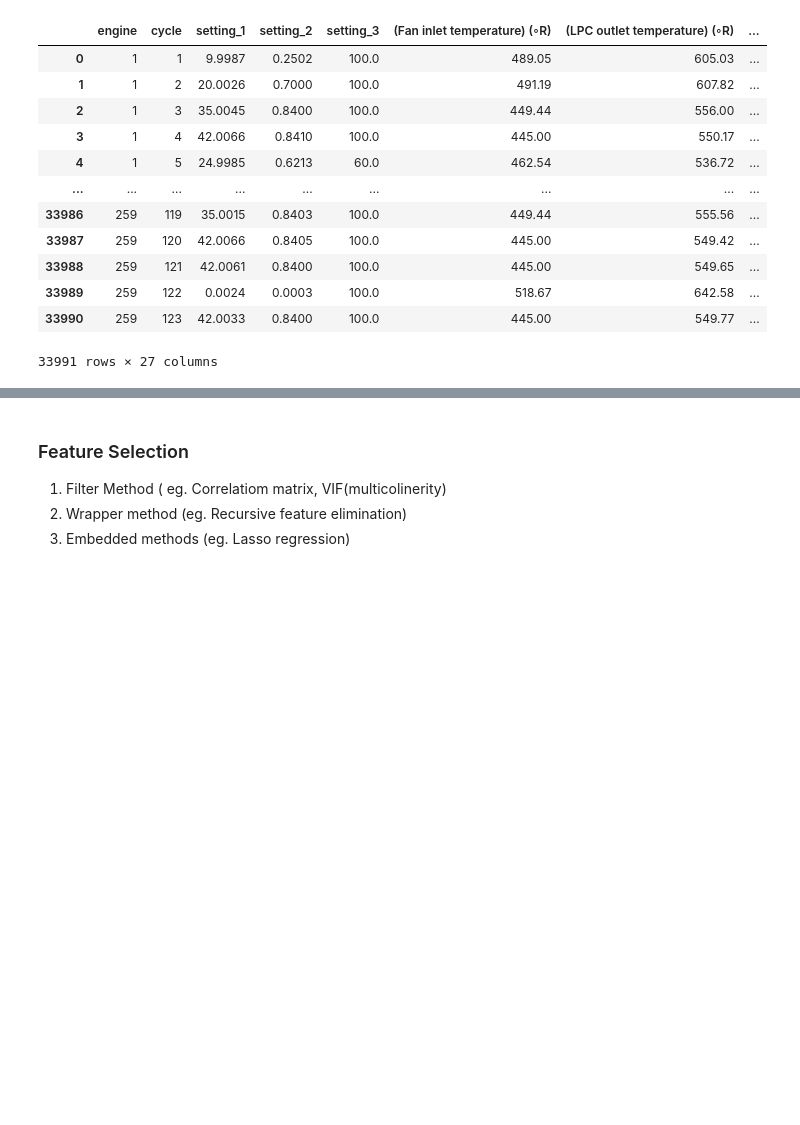
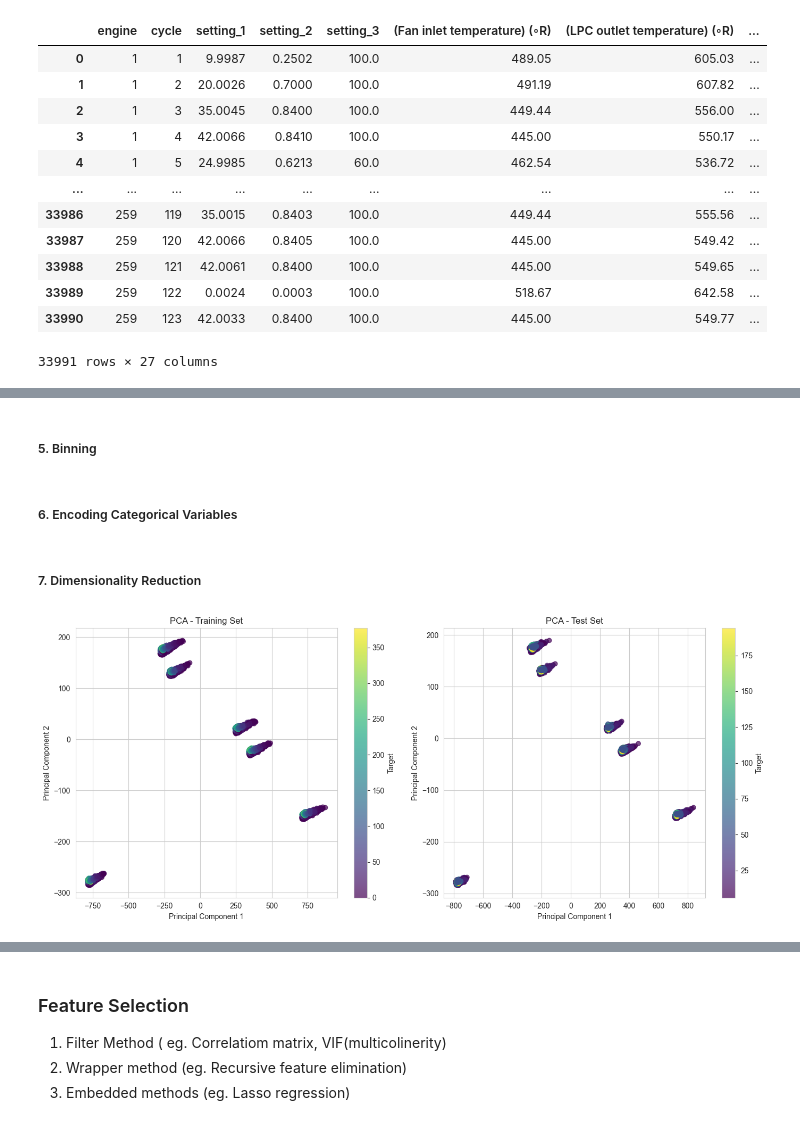
Before and after one commit to ash-sha/Predictive_maintenance, a Jupyter notebook: notebooks/Preprocessing.ipynb, the cells around one changed output, grey strips where cells are left out. Saved outputs shown, nothing was run; the diff lists cells and outputs as text; code cells hidden in the pictures; blank space fills up the shorter version.

```diff
--- a/notebooks/Preprocessing.ipynb
+++ b/notebooks/Preprocessing.ipynb
@@ -524,0 +553,2 @@ y_test = df_test['RUL']
+# %% [markdown]
+##### 5. Binning
@@ -524,0 +564,2 @@ y_test = df_test['RUL']
+# %% [markdown]
+##### 6. Encoding Categorical Variables
@@ -524,0 +578,33 @@ y_test = df_test['RUL']
+# %% [markdown]
+##### 7. Dimensionality Reduction
+# %%
+pca = PCA(n_components=5)
+X_train_pca = pca.fit_transform(X_train)
+X_test_pca = pca.transform(X_test)
+
+# Convert to DataFrame for easier handling
+X_train_pca = pd.DataFrame(X_train_pca, columns=[f'PC{i+1}' for i in range(X_train_pca.shape[1])])
+X_test_pca = pd.DataFrame(X_test_pca, columns=[f'PC{i+1}' for i in range(X_test_pca.shape[1])])
+
+# Plotting the first two principal components for the training set
+plt.figure(figsize=(14, 6))
+
+plt.subplot(1, 2, 1)
+plt.scatter(X_train_pca['PC1'], X_train_pca['PC2'], c=y_train, cmap='viridis', alpha=0.7)
+plt.title("PCA - Training Set")
+plt.xlabel("Principal Component 1")
+plt.ylabel("Principal Component 2")
+plt.colorbar(label='Target')
+
+# Plotting the first two principal components for the test set
+plt.subplot(1, 2, 2)
+plt.scatter(X_test_pca['PC1'], X_test_pca['PC2'], c=y_test, cmap='viridis', alpha=0.7)
+plt.title("PCA - Test Set")
+plt.xlabel("Principal Component 1")
+plt.ylabel("Principal Component 2")
+plt.colorbar(label='Target')
+
+plt.tight_layout()
+plt.show()
+# %% [output]
+[figure, added]
```
Also changed, not shown: parts of 18 cells of this notebook.
